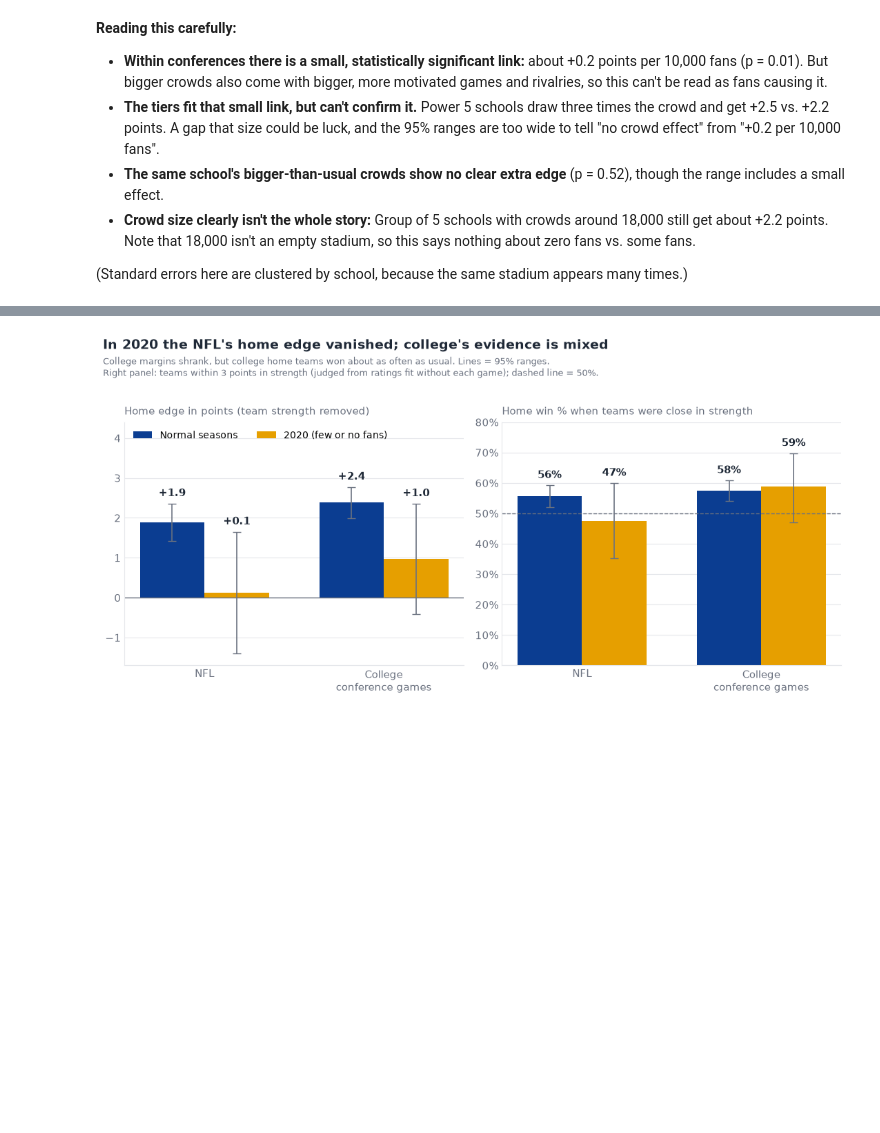
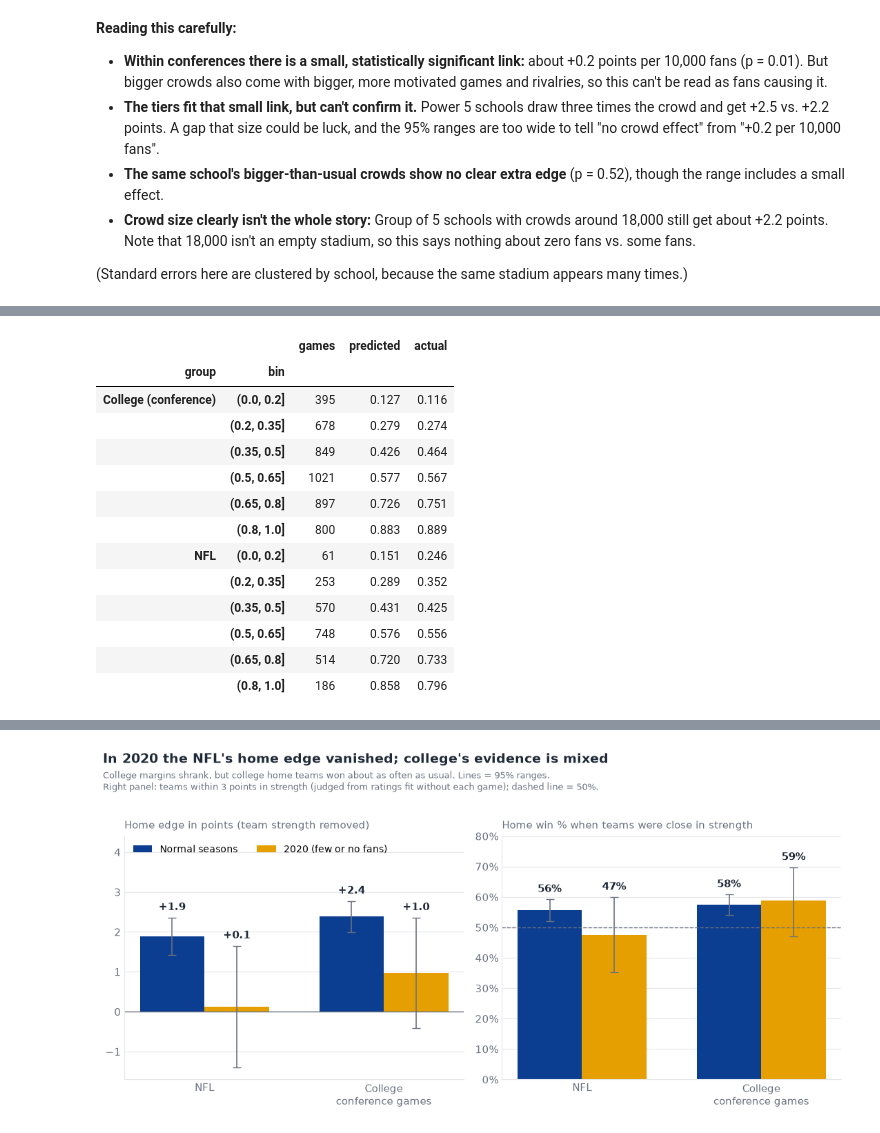
Before and after one commit to wdouble2/nfl-home-field-advantage, a Jupyter notebook: league_compare.ipynb, the cells around one changed output, grey strips where cells are left out. Drawn from its saved outputs; the diff is of its cells as text; code cells hidden in the pictures; blank space fills up the shorter version.

```diff
--- a/league_compare.ipynb
+++ b/league_compare.ipynb
@@ -463,0 +474,21 @@ same school, crowd 10% above its usual +0.06 pts (p = 0.52)
+# %%
+fc = {"NFL": cfb.walk_forward(nfl),
+      "College (conference)": cfb.walk_forward(col).merge(col[["game_id", "conference_game"]], on="game_id").query("conference_game == 1")}
+
+def brier(p, y):
+    return ((p - y) ** 2).mean()
+
+score_rows = []
+for name, p in fc.items():
+    for per, d in [("normal", p[p.season != 2020]), ("2020", p[p.season == 2020])]:
+        gain = (d.p_without_home_edge - d.home_win) ** 2 - (d.p_with_home_edge - d.home_win) ** 2
+        by_week = gain.groupby([d.season, d.week]).sum()          # games in the same week aren't fully independent
+        se = by_week.std(ddof=1) * math.sqrt(len(by_week)) / len(gain)
+        score_rows.append({"group": name, "period": per, "games": len(d), "coin_flip": 0.25,
+                           "home_rate_only": brier(d.p_home_rate, d.home_win),
+                           "model_without_home_edge": brier(d.p_without_home_edge, d.home_win),
+                           "model_with_home_edge": brier(d.p_with_home_edge, d.home_win),
+                           "gain_from_home_edge": gain.mean(), "p_value": hfa.norm_p(gain.mean() / se),
+                           "accuracy_with_home_edge": ((d.p_with_home_edge > 0.5) == d.home_win).mean()})
+forecast = pd.DataFrame(score_rows)
+forecast.round(4)
@@ -463,0 +526,22 @@ same school, crowd 10% above its usual +0.06 pts (p = 0.52)
+# %%
+# Calibration: when the model says 70%, does the home team win about 70% of the time? (normal seasons)
+bins = [0, .2, .35, .5, .65, .8, 1]
+calib = pd.concat([p[p.season != 2020].assign(group=name) for name, p in fc.items()])
+calib["bin"] = pd.cut(calib.p_with_home_edge, bins)
+calibration = calib.groupby(["group", "bin"], observed=True).agg(games=("home_win", "size"), predicted=("p_with_home_edge", "mean"), actual=("home_win", "mean"))
+calibration.round(3)
+# %% [output]
+|  |  | games | predicted | actual |
+| group | bin |  |  |  |
+| College (conference) | (0.0, 0.2] | 395 | 0.127 | 0.116 |
+|  | (0.2, 0.35] | 678 | 0.279 | 0.274 |
+|  | (0.35, 0.5] | 849 | 0.426 | 0.464 |
+|  | (0.5, 0.65] | 1021 | 0.577 | 0.567 |
+|  | (0.65, 0.8] | 897 | 0.726 | 0.751 |
+|  | (0.8, 1.0] | 800 | 0.883 | 0.889 |
+| NFL | (0.0, 0.2] | 61 | 0.151 | 0.246 |
+|  | (0.2, 0.35] | 253 | 0.289 | 0.352 |
+|  | (0.35, 0.5] | 570 | 0.431 | 0.425 |
+|  | (0.5, 0.65] | 748 | 0.576 | 0.556 |
+|  | (0.65, 0.8] | 514 | 0.720 | 0.733 |
+|  | (0.8, 1.0] | 186 | 0.858 | 0.796 |
```
Also changed, not shown: parts of 7 cells of this notebook, 3 other files.
